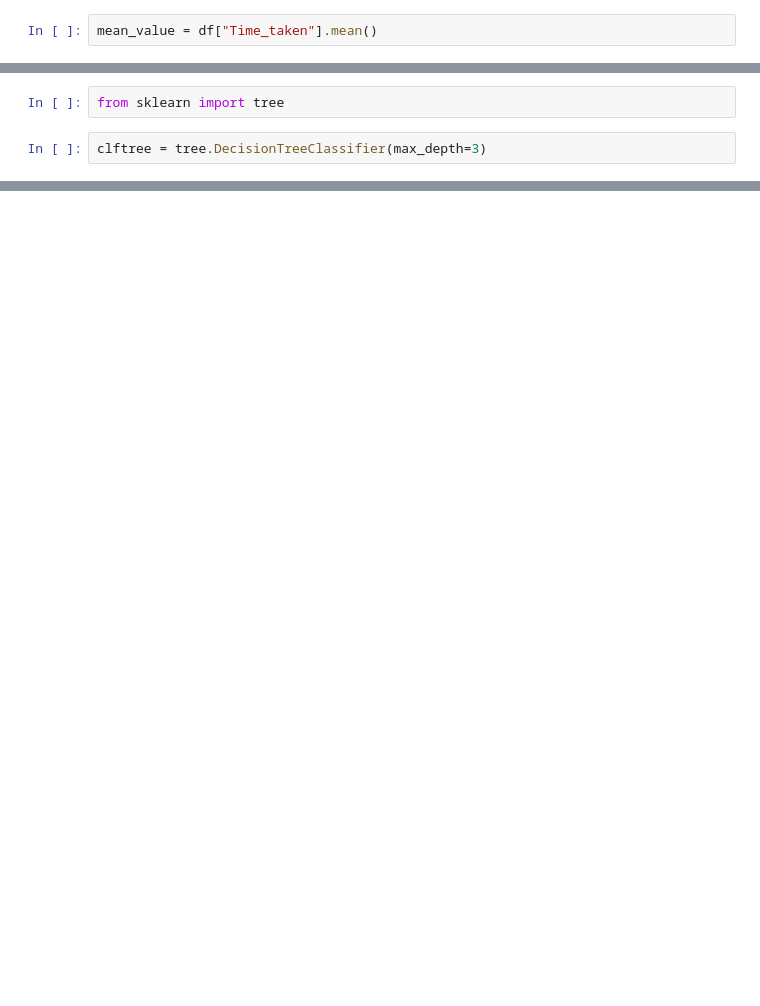
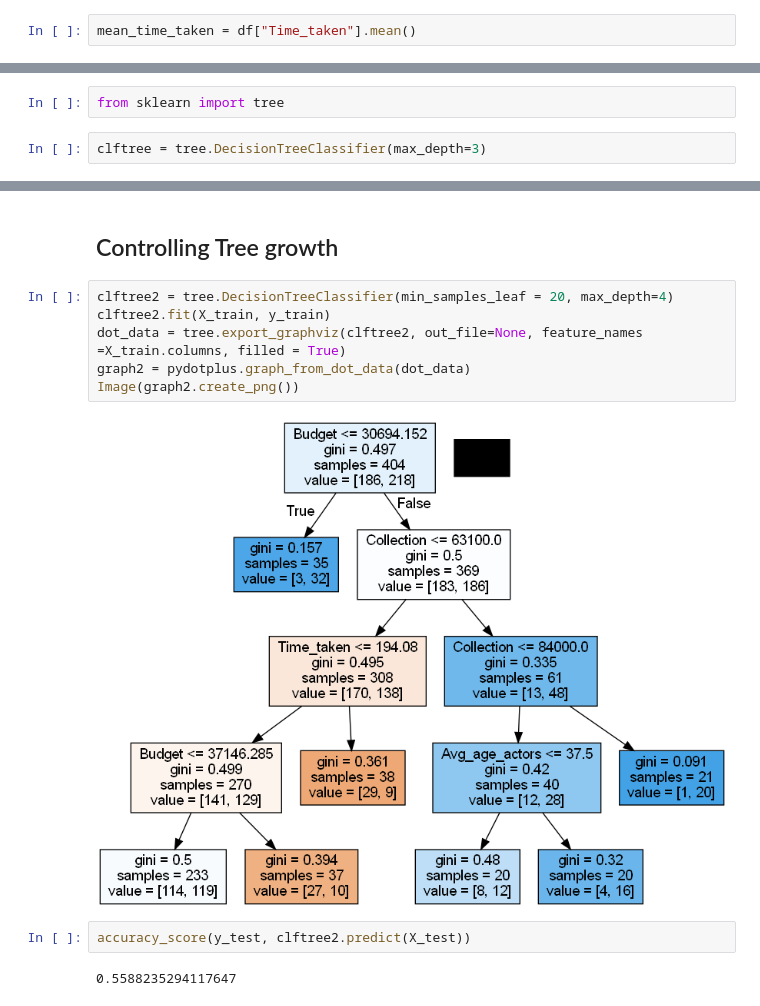
Before and after one commit to luch91/PYTHON-MACHINE-LEARNING-DEEP-LEARNING, a Jupyter notebook: Decision Tree/classification_tree.ipynb, the cells around one changed output, grey strips where cells are left out. Drawn from its saved outputs; the diff is of its cells as text; blank space fills up the shorter version.

```diff
--- a/Decision Tree/classification_tree.ipynb
+++ b/Decision Tree/classification_tree.ipynb
@@ -39,5 +44,5 @@ memory usage: 75.2+ KB
 # %% [markdown]
 Missing Value Inputation using the mean method
 # %%
-mean_value = df["Time_taken"].mean()
+mean_time_taken = df["Time_taken"].mean()
 # %%
@@ -170,0 +217,14 @@ DecisionTreeClassifier does not accept missing values encoded as NaN natively. F
+# %% [markdown]
+## Controlling Tree growth
+# %%
+clftree2 = tree.DecisionTreeClassifier(min_samples_leaf = 20, max_depth=4)
+clftree2.fit(X_train, y_train)
+dot_data = tree.export_graphviz(clftree2, out_file=None, feature_names =X_train.columns, filled = True)
+graph2 = pydotplus.graph_from_dot_data(dot_data)
+Image(graph2.create_png())
+# %% [output]
+[figure, added]
+# %%
+accuracy_score(y_test, clftree2.predict(X_test))
+# %% [output]
+0.5588235294117647
```
Also changed, not shown: parts of 24 cells of this notebook.
